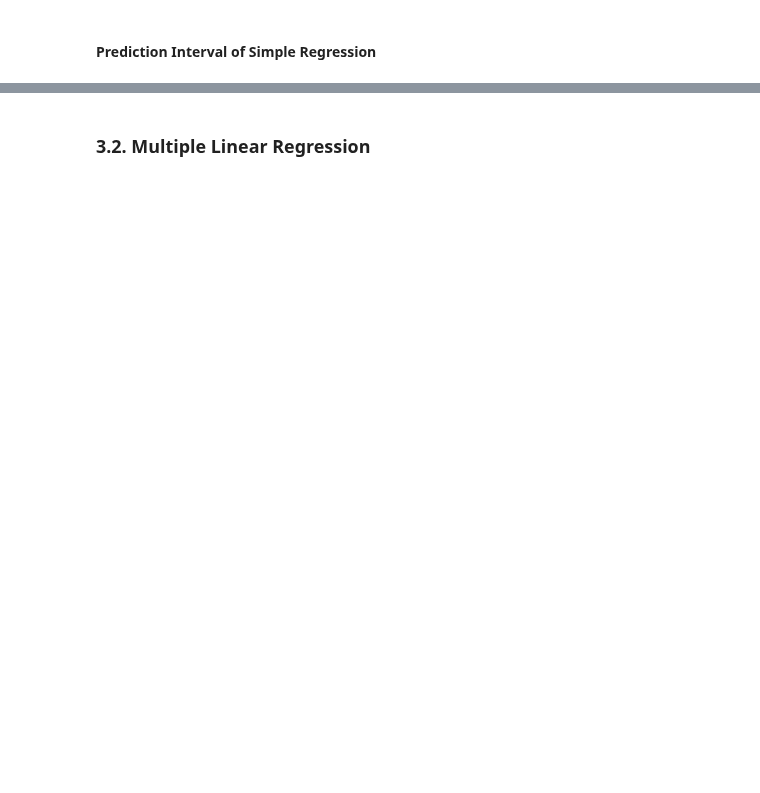
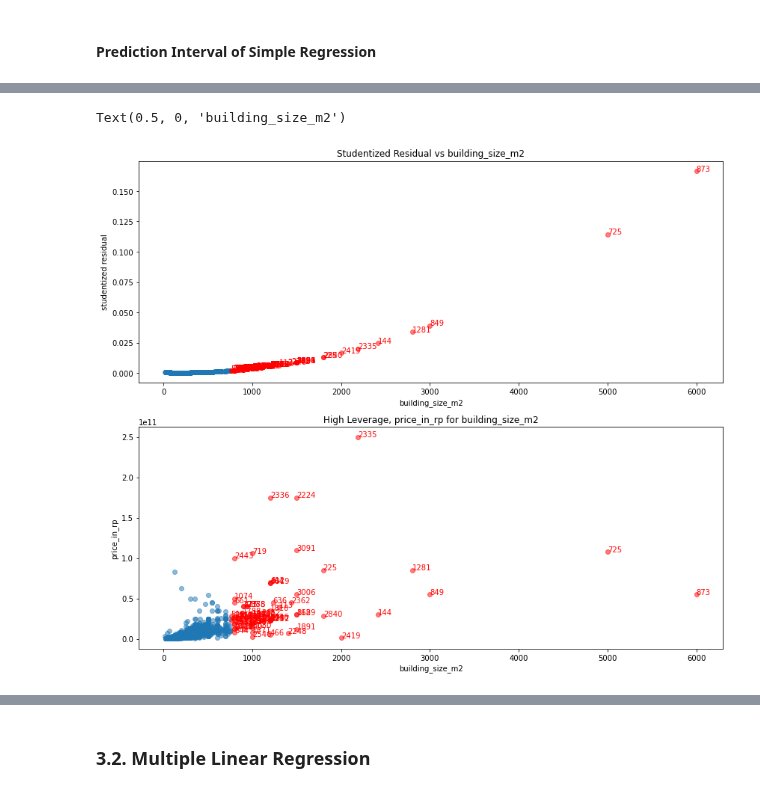
Before and after one commit to nbarizki/jabodetabekhousepricing, a Jupyter notebook: 3 - Linear Modeling of House Price.ipynb, the cells around one changed output, grey strips where cells are left out. Saved outputs shown, nothing was run; the diff lists cells and outputs as text; code cells hidden in the pictures; blank space fills up the shorter version.

```diff
--- a/3 - Linear Modeling of House Price.ipynb
+++ b/3 - Linear Modeling of House Price.ipynb
@@ -937,0 +866,33 @@ prediction_interval_df = pd.DataFrame({
+# %%
+# getting leverage statistics
+X = X_train['building_size_m2'].values
+y = y_train['price_in_rp'].values
+lm = OLS(y, add_constant(X))
+results = lm.fit()
+leverage = results.get_influence().hat_matrix_diag
+high_leverag_tresh = 3 * (add_constant(X).shape[1]) / (add_constant(X).shape[0])
+high_leverage_obs = (leverage > high_leverag_tresh)
+high_leverage_obs_index = np.where(high_leverage_obs)[0]
+# Plot Leverage Statistics
+fig, ax = plt.subplots(2, 1, figsize=(14, 12))
+ax[0].scatter(
+    x=X[~high_leverage_obs], y=leverage[~high_leverage_obs], alpha=0.5)
+ax[0].scatter(
+    x=X[high_leverage_obs], y=leverage[high_leverage_obs],
+    alpha=0.5, color='r', label='high leverage')
+for x, leverage, index in np.c_[X[high_leverage_obs], leverage[high_leverage_obs], high_leverage_obs_index]:
+    ax[0].text(x=x, y=leverage, s=str(int(index)), color='r')
+ax[0].set_ylabel('studentized residual')
+ax[0].set_xlabel('building_size_m2')
+ax[0].set_title('Studentized Residual vs building_size_m2')
+# Observations Plot
+ax[1].scatter(x=X[~high_leverage_obs], y=y[~high_leverage_obs], alpha=0.5)
+ax[1].scatter(x=X[high_leverage_obs], y=y[high_leverage_obs], alpha=0.5, color='r', label='Outliers')
+for x, y, index in np.c_[X[high_leverage_obs], y[high_leverage_obs], high_leverage_obs_index]:
+    ax[1].text(x=x, y=y, s=str(int(index)), color='r')
+ax[1].set_title('High Leverage, price_in_rp for building_size_m2')
+ax[1].set_ylabel('price_in_rp')
+ax[1].set_xlabel('building_size_m2')
+# %% [output]
+Text(0.5, 0, 'building_size_m2')
+[figure, added]
```
Also changed, not shown: parts of 25 cells of this notebook.
